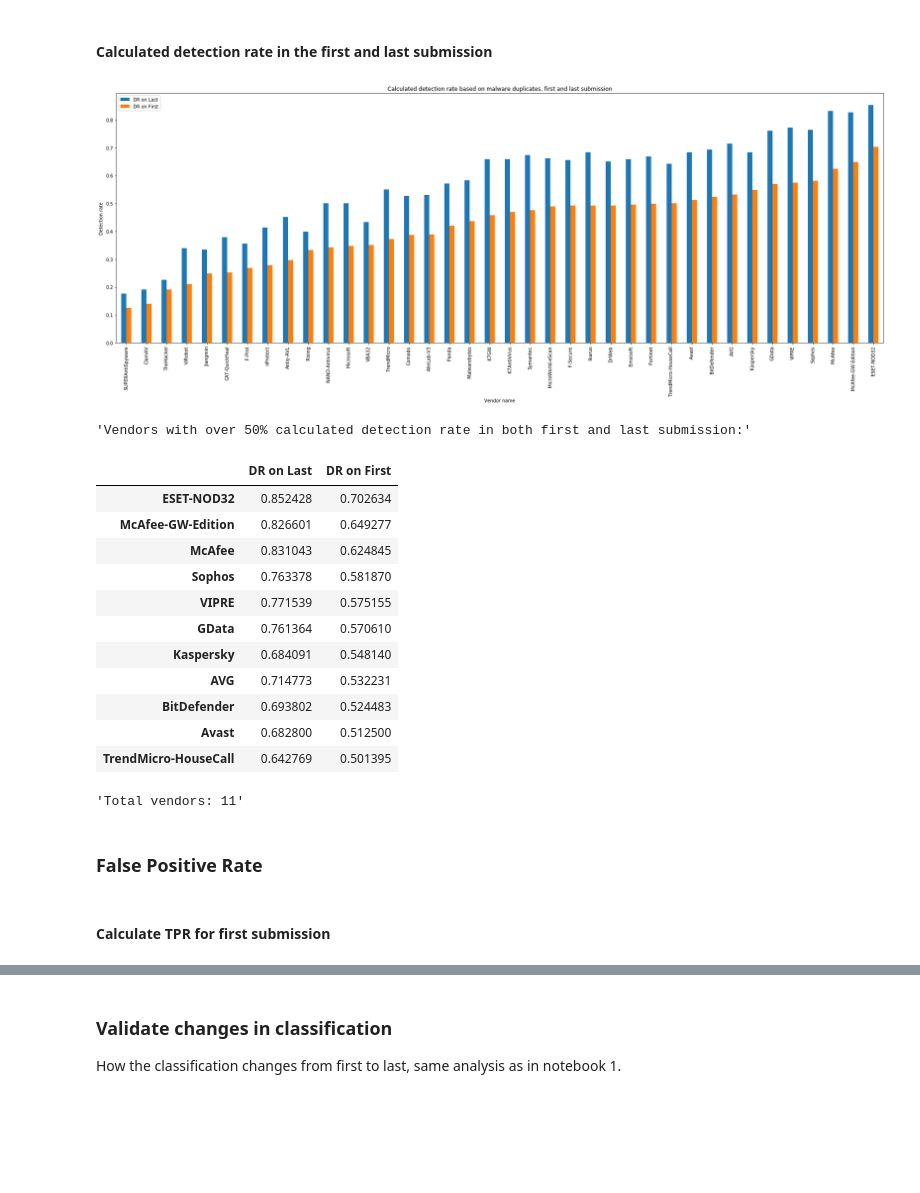
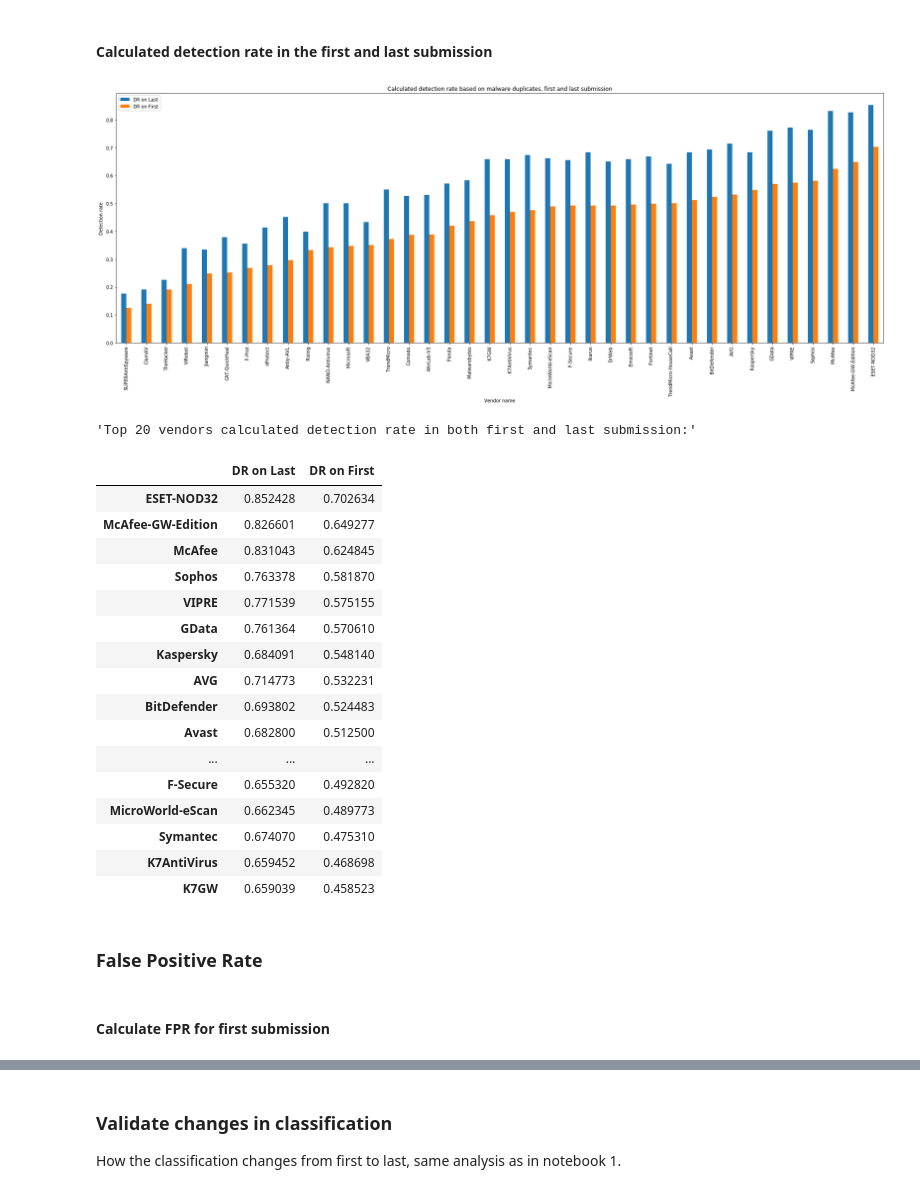
Before and after one commit to joaogodinho/thesis, a Jupyter notebook: SP_paper/2 - Top Vendors.ipynb, the cells around one changed output, grey strips where cells are left out. Cells and saved outputs as stored; diff of their text form; code cells hidden in the pictures; blank space fills up the shorter version.

```diff
--- a/SP_paper/2 - Top Vendors.ipynb
+++ b/SP_paper/2 - Top Vendors.ipynb
@@ -105,36 +105,40 @@ plt.show()
 # %%
 first_last_detections = pd.concat([last_dr, first_dr], axis=1)
 first_last_detections.columns = ['DR on Last', 'DR on First']
-# Filter vendors with at least 50% DR
-top_vendors = first_last_detections[
-    (first_last_detections['DR on First'] >= 0.5) &
-    (first_last_detections['DR on Last'] >=0.5)]
+# Filter vendors by top 20
+top_vendors = first_last_detections.sort_values('DR on First', ascending=False)[:20]
+# top_vendors = first_last_detections[
+#     (first_last_detections['DR on First'] >= 0.5) &
+#     (first_last_detections['DR on Last'] >=0.5)]
 top_vendors.is_copy = False
 
 ax = first_last_detections.sort_values('DR on First').plot.bar(figsize=((30, 10)),
                         title='Calculated detection rate based on malware duplicates, first and last submission')
 ax.set_xlabel('Vendor name')
 ax.set_ylabel('Detection rate')
 plt.show()
-display('Vendors with over 50% calculated detection rate in both first and last submission:')
+display('Top 20 vendors calculated detection rate in both first and last submission:')
 display(top_vendors.sort_values('DR on First', ascending=False))
-display('Total vendors: {}'.format(len(top_vendors)))
 # %% [output]
 [figure]
-'Vendors with over 50% calculated detection rate in both first and last submission:'
+'Top 20 vendors calculated detection rate in both first and last submission:'
 |  | DR on Last | DR on First |
 | ESET-NOD32 | 0.852428 | 0.702634 |
 | McAfee-GW-Edition | 0.826601 | 0.649277 |
 | McAfee | 0.831043 | 0.624845 |
 | Sophos | 0.763378 | 0.581870 |
 | VIPRE | 0.771539 | 0.575155 |
 | GData | 0.761364 | 0.570610 |
 | Kaspersky | 0.684091 | 0.548140 |
 | AVG | 0.714773 | 0.532231 |
 | BitDefender | 0.693802 | 0.524483 |
 | Avast | 0.682800 | 0.512500 |
-| TrendMicro-HouseCall | 0.642769 | 0.501395 |
+| ... | ... | ... |
+| F-Secure | 0.655320 | 0.492820 |
+| MicroWorld-eScan | 0.662345 | 0.489773 |
+| Symantec | 0.674070 | 0.475310 |
+| K7AntiVirus | 0.659452 | 0.468698 |
+| K7GW | 0.659039 | 0.458523 |
-'Total vendors: 11'
 # %% [markdown]
 ### False Positive Rate
 # %%
@@ -144,5 +148,5 @@ goodware_first.replace('Clean', np.nan, inplace=True)
 # Remove md5 and date column
 goodware_first.drop(labels=['md5', 'date'], axis=1, inplace=True)
 # %% [markdown]
-#### Calculate TPR for first submission
+#### Calculate FPR for first submission
 # %%
```
Also changed, not shown: parts of 8 cells of this notebook.
